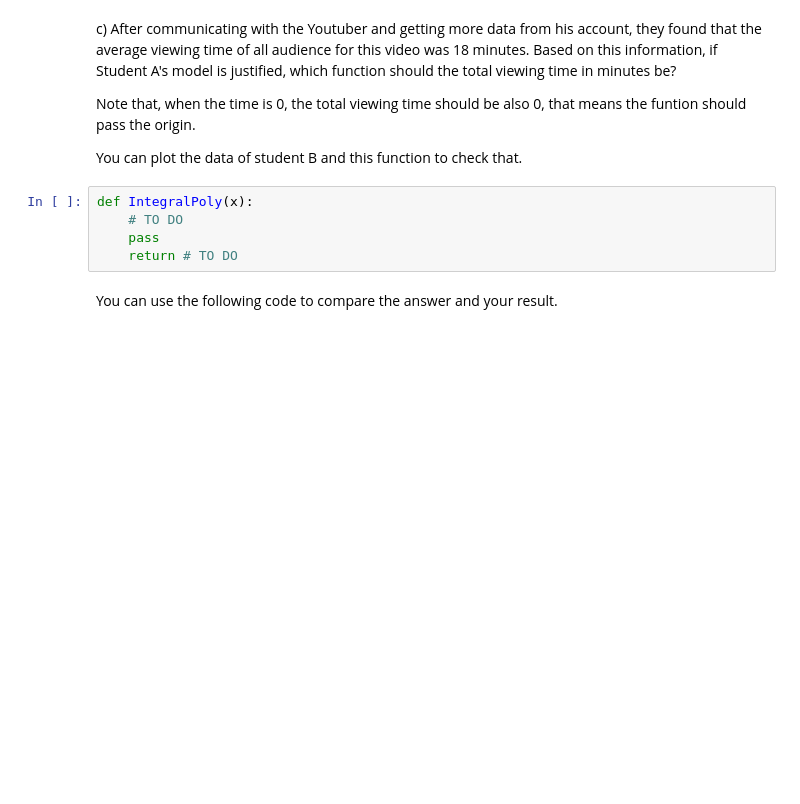
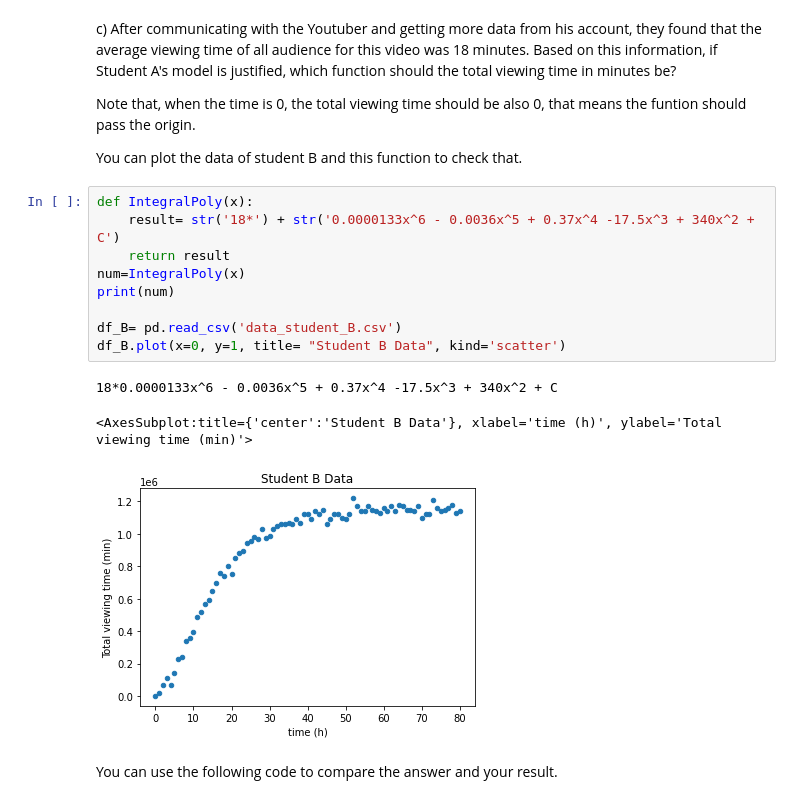
Before and after one commit to mluisab/computational-thinking-week-individual-14201089, a Jupyter notebook: challenge_calculus/Review_Calculus.ipynb, the cells around one changed output. Saved outputs shown, nothing was run; the diff lists cells and outputs as text; blank space fills up the shorter version.

```diff
--- a/challenge_calculus/Review_Calculus.ipynb
+++ b/challenge_calculus/Review_Calculus.ipynb
@@ -115,9 +115,17 @@ Note that, when the time is 0, the total viewing time should be also 0, that mea
 You can plot the data of student B and this function to check that.
 # %%
 def IntegralPoly(x):
-    # TO DO
-    pass
-    return # TO DO
+    result= str('18*') + str('0.0000133x^6 - 0.0036x^5 + 0.37x^4 -17.5x^3 + 340x^2 + C')
+    return result
+num=IntegralPoly(x)
+print(num)
+
+df_B= pd.read_csv('data_student_B.csv')
+df_B.plot(x=0, y=1, title= "Student B Data", kind='scatter')
+# %% [output]
+18*0.0000133x^6 - 0.0036x^5 + 0.37x^4 -17.5x^3 + 340x^2 + C
+<AxesSubplot:title={'center':'Student B Data'}, xlabel='time (h)', ylabel='Total viewing time (min)'>
+[figure, added]
 # %% [markdown]
 You can use the following code to compare the answer and your result.
 # %%
```
Also changed, not shown: parts of 2 cells of this notebook, 2 other files.
